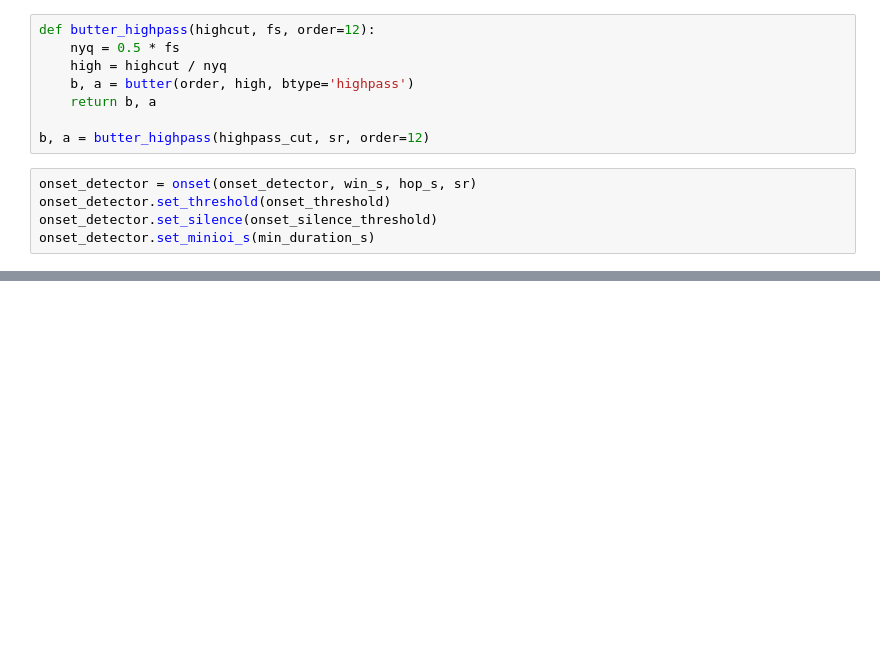
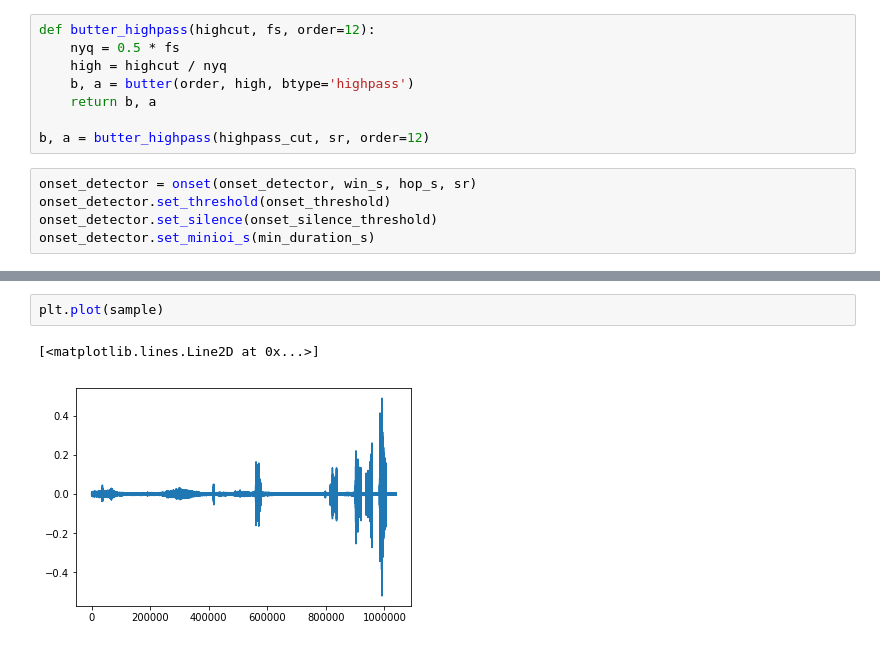
Before and after one commit to RSPB/Birdman, a Jupyter notebook: plot_onsets.ipynb, the cells around one changed output, grey strips where cells are left out. Drawn from its saved outputs; the diff is of its cells as text; blank space fills up the shorter version.

```diff
--- a/plot_onsets.ipynb
+++ b/plot_onsets.ipynb
@@ -108,0 +141,5 @@ sheet_sample
+# %%
+plt.plot(sample)
+# %% [output]
+[<matplotlib.lines.Line2D at 0x...>]
+[figure, added]
```
Also changed, not shown: parts of 15 cells of this notebook, 13 other files.
